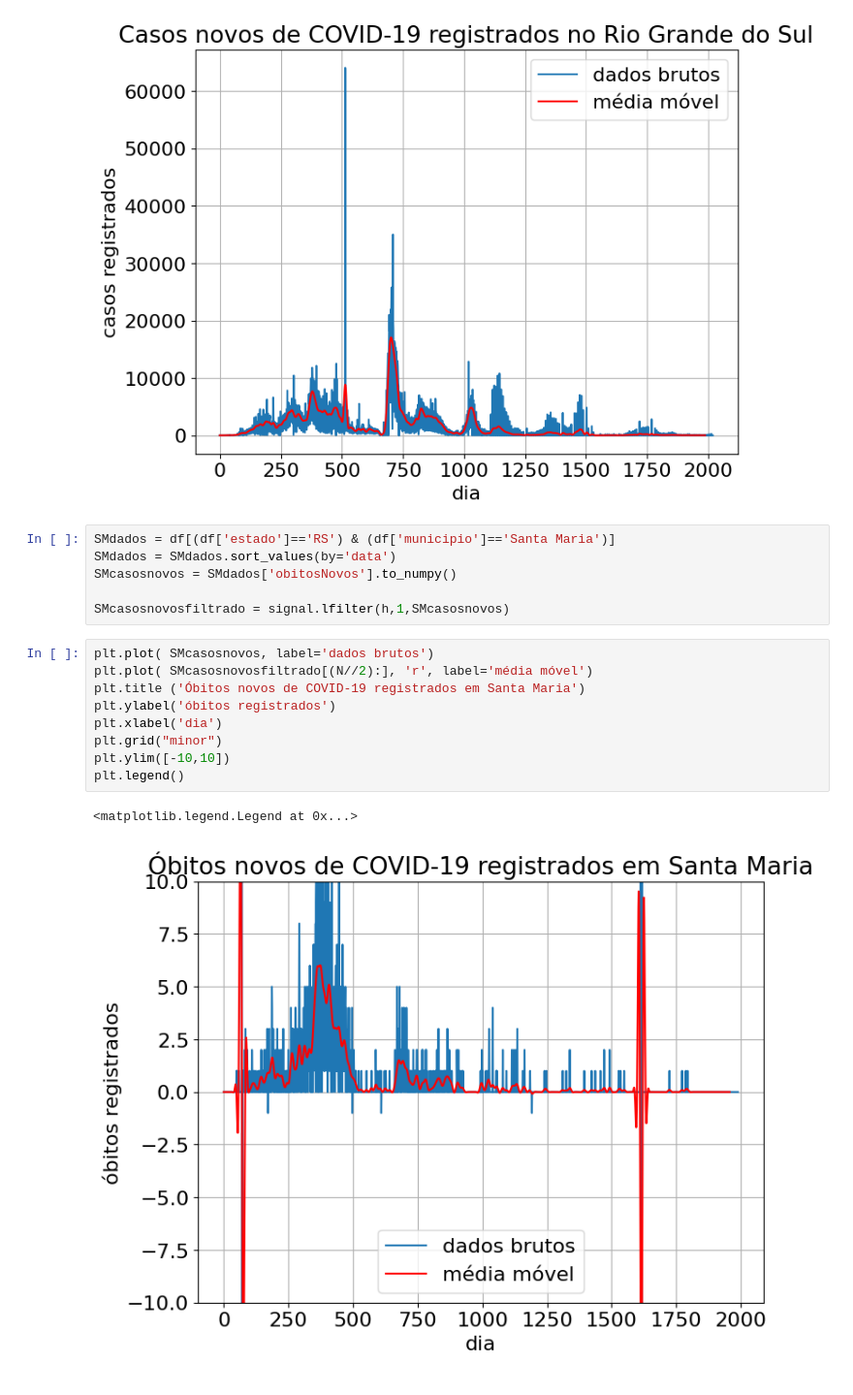
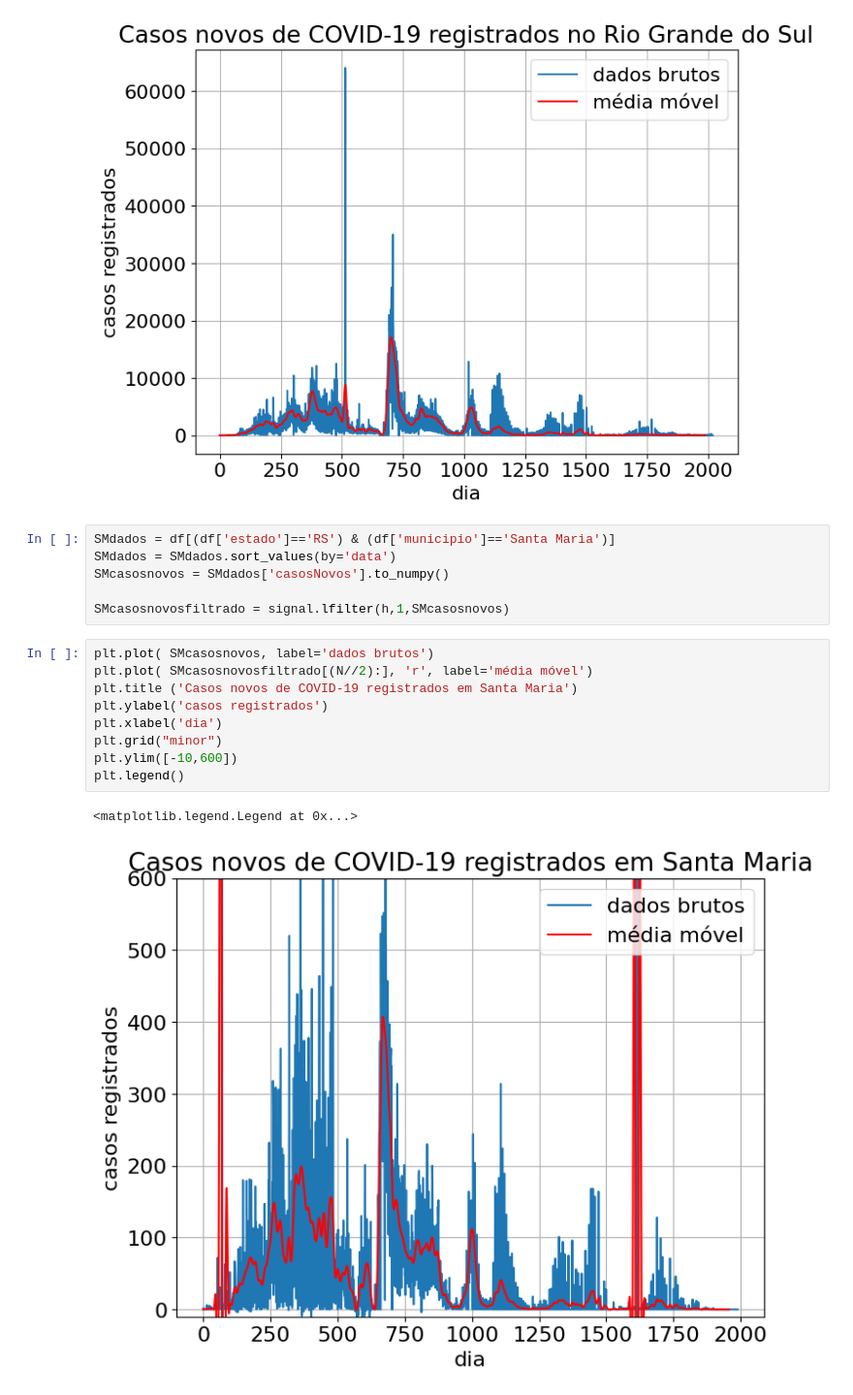
Before and after one commit to bootstrap666/covidbr-data, a Jupyter notebook: COVID_19_linear_MA_filter.ipynb, the cells around one changed output. Shown at 97% size. Drawn from its saved outputs; the diff is of its cells as text.

```diff
--- a/COVID_19_linear_MA_filter.ipynb
+++ b/COVID_19_linear_MA_filter.ipynb
@@ -143,18 +148,18 @@ plt.legend()
 # %%
 SMdados = df[(df['estado']=='RS') & (df['municipio']=='Santa Maria')]
 SMdados = SMdados.sort_values(by='data')
-SMcasosnovos = SMdados['obitosNovos'].to_numpy()
+SMcasosnovos = SMdados['casosNovos'].to_numpy()
 
 SMcasosnovosfiltrado = signal.lfilter(h,1,SMcasosnovos)
 # %%
 plt.plot( SMcasosnovos, label='dados brutos')
 plt.plot( SMcasosnovosfiltrado[(N//2):], 'r', label='média móvel')
-plt.title ('Óbitos novos de COVID-19 registrados em Santa Maria')
-plt.ylabel('óbitos registrados')
+plt.title ('Casos novos de COVID-19 registrados em Santa Maria')
+plt.ylabel('casos registrados')
 plt.xlabel('dia')
 plt.grid("minor")
-plt.ylim([-10,10])
+plt.ylim([-10,600])
 plt.legend()
 # %% [output]
 <matplotlib.legend.Legend at 0x...>
-[figure, old version]
+[figure, new version]
```
Also changed, not shown: parts of 5 cells of this notebook.
